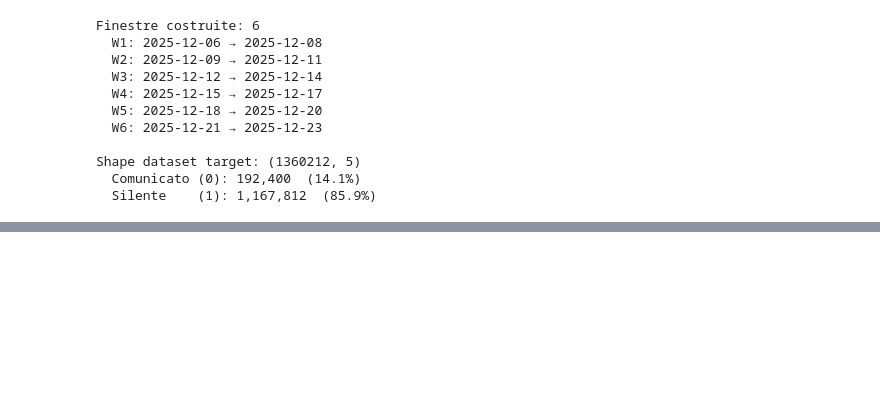
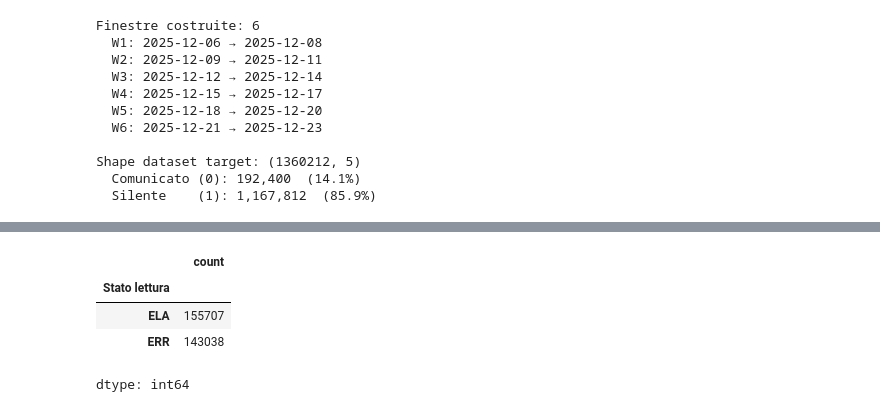
Before and after one commit to swaggincoffee-bit/Tesi, a Jupyter notebook: 00_preparazione_dati/01_Preparazione_dati_v2.ipynb, the cells around one changed output, grey strips where cells are left out. Drawn from its saved outputs; the diff is of its cells as text; code cells hidden in the pictures; blank space fills up the shorter version.

```diff
--- a/00_preparazione_dati/01_Preparazione_dati_v2.ipynb
+++ b/00_preparazione_dati/01_Preparazione_dati_v2.ipynb
@@ -371,0 +372,8 @@ display(df_target.sample(20))
+# %%
+df_lett_re[COL_STATO_LETT].value_counts()
+# %% [output]
+|  | count |
+| Stato lettura |  |
+| ELA | 155707 |
+| ERR | 143038 |
+dtype: int64
```
Also changed, not shown: parts of 3 cells of this notebook.
